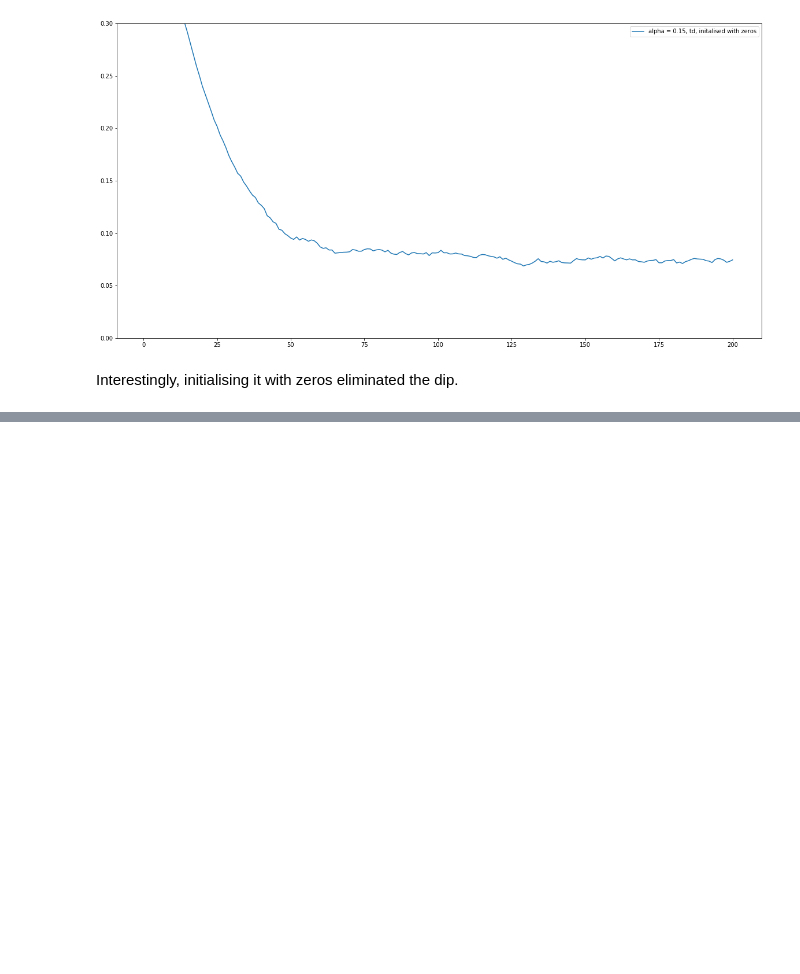
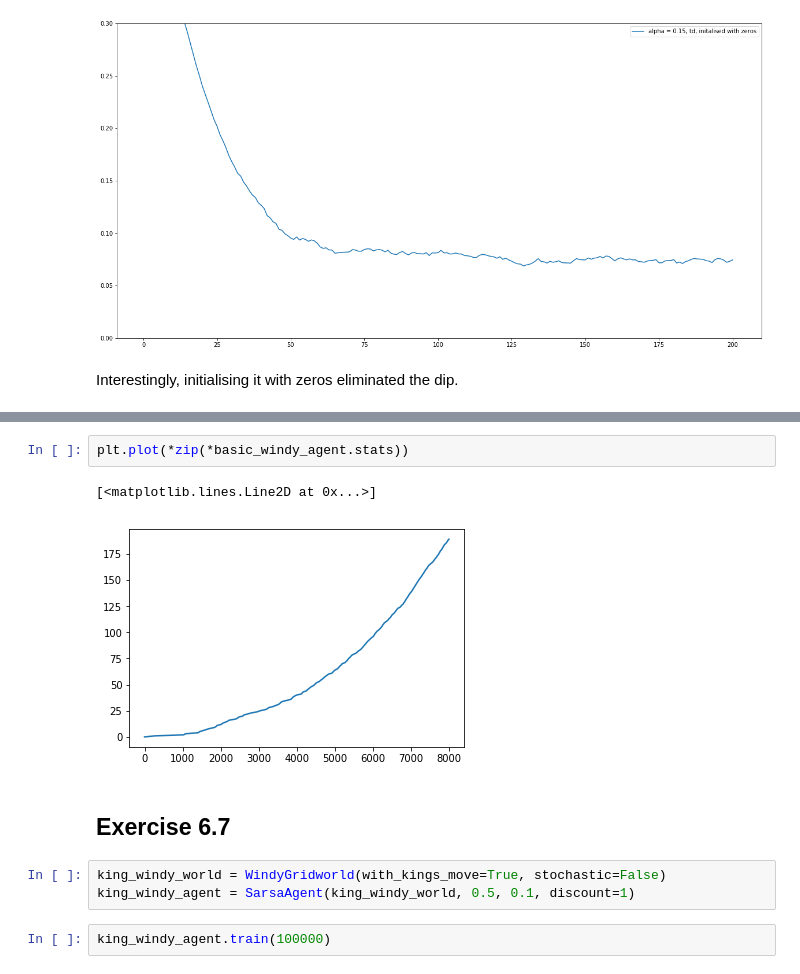
Before and after one commit to kai32/ReinforcementLearning, a Jupyter notebook: Chapter 6.ipynb, the cells around one changed output, grey strips where cells are left out. Saved outputs shown, nothing was run; the diff lists cells and outputs as text; blank space fills up the shorter version.

```diff
--- a/Chapter 6.ipynb
+++ b/Chapter 6.ipynb
@@ -331,0 +464,12 @@ Interestingly, initialising it with zeros eliminated the dip.
+# %%
+plt.plot(*zip(*basic_windy_agent.stats))
+# %% [output]
+[<matplotlib.lines.Line2D at 0x...>]
+[figure, added]
+# %% [markdown]
+## Exercise 6.7
+# %%
+king_windy_world = WindyGridworld(with_kings_move=True, stochastic=False)
+king_windy_agent = SarsaAgent(king_windy_world, 0.5, 0.1, discount=1)
+# %%
+king_windy_agent.train(100000)
```
Also changed, not shown: parts of 29 cells of this notebook, 1 other file.
